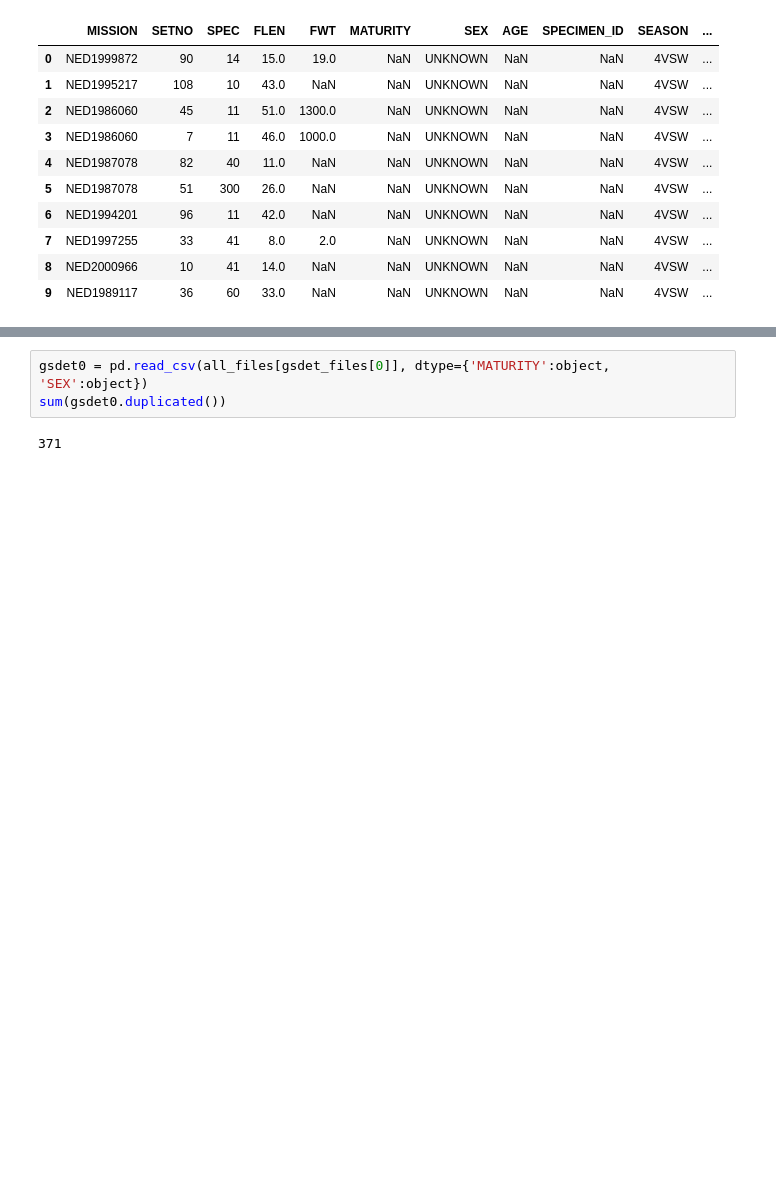
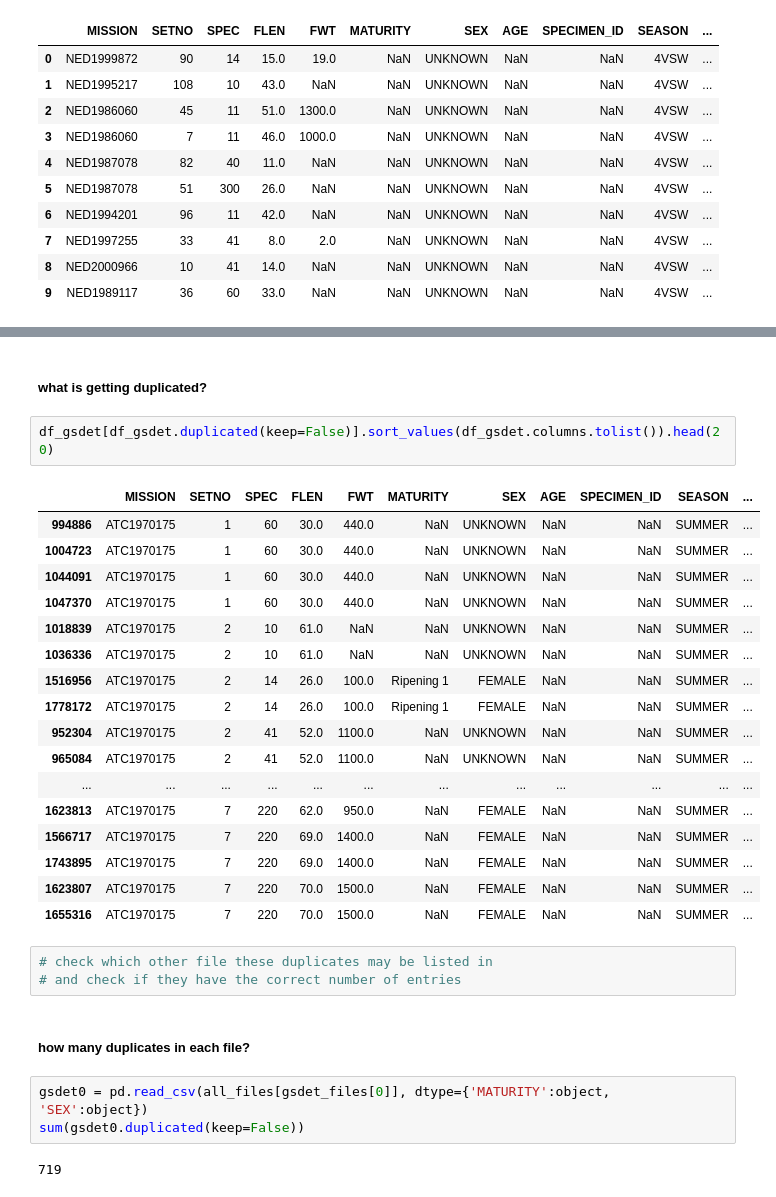
Before and after one commit to KevinCarr42/Maritimes-Research-Vessel-Surveys, a Jupyter notebook: RV Data Cleaning.ipynb, the cells around one changed output, grey strips where cells are left out. Drawn from its saved outputs; the diff is of its cells as text; blank space fills up the shorter version.

Commit message:
checking duplicates

```diff
--- a/RV_data.ipynb
+++ b/RV Data Cleaning.ipynb
@@ -614,7 +614,34 @@ sum(df_gsdet.duplicated())
+# %% [markdown]
+##### what is getting duplicated?
+# %%
+df_gsdet[df_gsdet.duplicated(keep=False)].sort_values(df_gsdet.columns.tolist()).head(20)
+# %% [output]
+|  | MISSION | SETNO | SPEC | FLEN | FWT | MATURITY | SEX | AGE | SPECIMEN_ID | SEASON | ... |
+| 994886 | ATC1970175 | 1 | 60 | 30.0 | 440.0 | NaN | UNKNOWN | NaN | NaN | SUMMER | ... |
+| 1004723 | ATC1970175 | 1 | 60 | 30.0 | 440.0 | NaN | UNKNOWN | NaN | NaN | SUMMER | ... |
+| 1044091 | ATC1970175 | 1 | 60 | 30.0 | 440.0 | NaN | UNKNOWN | NaN | NaN | SUMMER | ... |
+| 1047370 | ATC1970175 | 1 | 60 | 30.0 | 440.0 | NaN | UNKNOWN | NaN | NaN | SUMMER | ... |
+| 1018839 | ATC1970175 | 2 | 10 | 61.0 | NaN | NaN | UNKNOWN | NaN | NaN | SUMMER | ... |
+| 1036336 | ATC1970175 | 2 | 10 | 61.0 | NaN | NaN | UNKNOWN | NaN | NaN | SUMMER | ... |
+| 1516956 | ATC1970175 | 2 | 14 | 26.0 | 100.0 | Ripening 1 | FEMALE | NaN | NaN | SUMMER | ... |
+| 1778172 | ATC1970175 | 2 | 14 | 26.0 | 100.0 | Ripening 1 | FEMALE | NaN | NaN | SUMMER | ... |
+| 952304 | ATC1970175 | 2 | 41 | 52.0 | 1100.0 | NaN | UNKNOWN | NaN | NaN | SUMMER | ... |
+| 965084 | ATC1970175 | 2 | 41 | 52.0 | 1100.0 | NaN | UNKNOWN | NaN | NaN | SUMMER | ... |
+| ... | ... | ... | ... | ... | ... | ... | ... | ... | ... | ... | ... |
+| 1623813 | ATC1970175 | 7 | 220 | 62.0 | 950.0 | NaN | FEMALE | NaN | NaN | SUMMER | ... |
+| 1566717 | ATC1970175 | 7 | 220 | 69.0 | 1400.0 | NaN | FEMALE | NaN | NaN | SUMMER | ... |
+| 1743895 | ATC1970175 | 7 | 220 | 69.0 | 1400.0 | NaN | FEMALE | NaN | NaN | SUMMER | ... |
+| 1623807 | ATC1970175 | 7 | 220 | 70.0 | 1500.0 | NaN | FEMALE | NaN | NaN | SUMMER | ... |
+| 1655316 | ATC1970175 | 7 | 220 | 70.0 | 1500.0 | NaN | FEMALE | NaN | NaN | SUMMER | ... |
+# %%
+# check which other file these duplicates may be listed in
+# and check if they have the correct number of entries
+# %% [markdown]
+##### how many duplicates in each file?
 # %%
 gsdet0 = pd.read_csv(all_files[gsdet_files[0]], dtype={'MATURITY':object, 'SEX':object})
-sum(gsdet0.duplicated())
+sum(gsdet0.duplicated(keep=False))
 # %% [output]
-371
+719
 # %%
 gsdet1 = pd.read_csv(all_files[gsdet_files[1]], dtype={'MATURITY':object, 'SEX':object})
```
Also changed, not shown: parts of 24 cells of this notebook.
